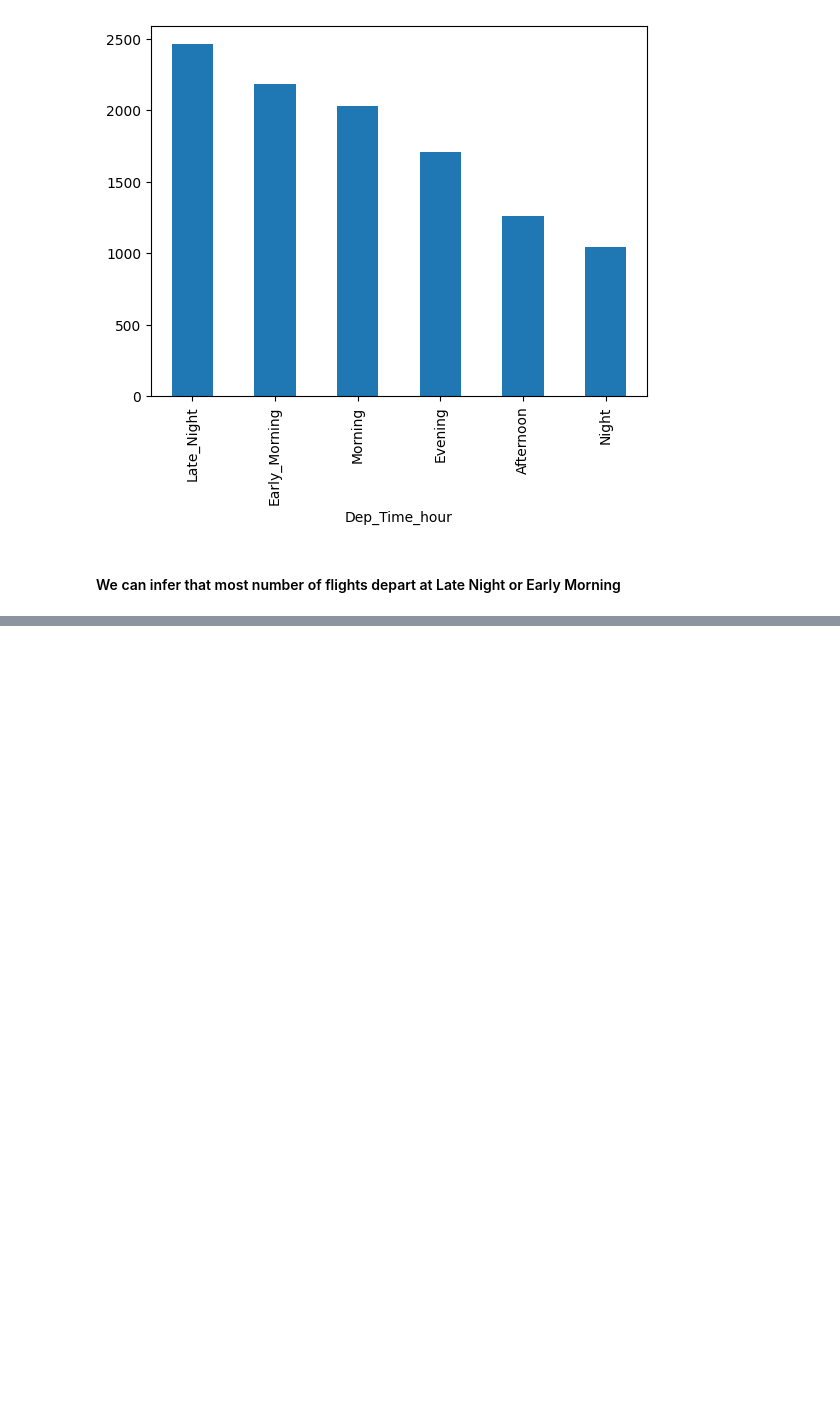
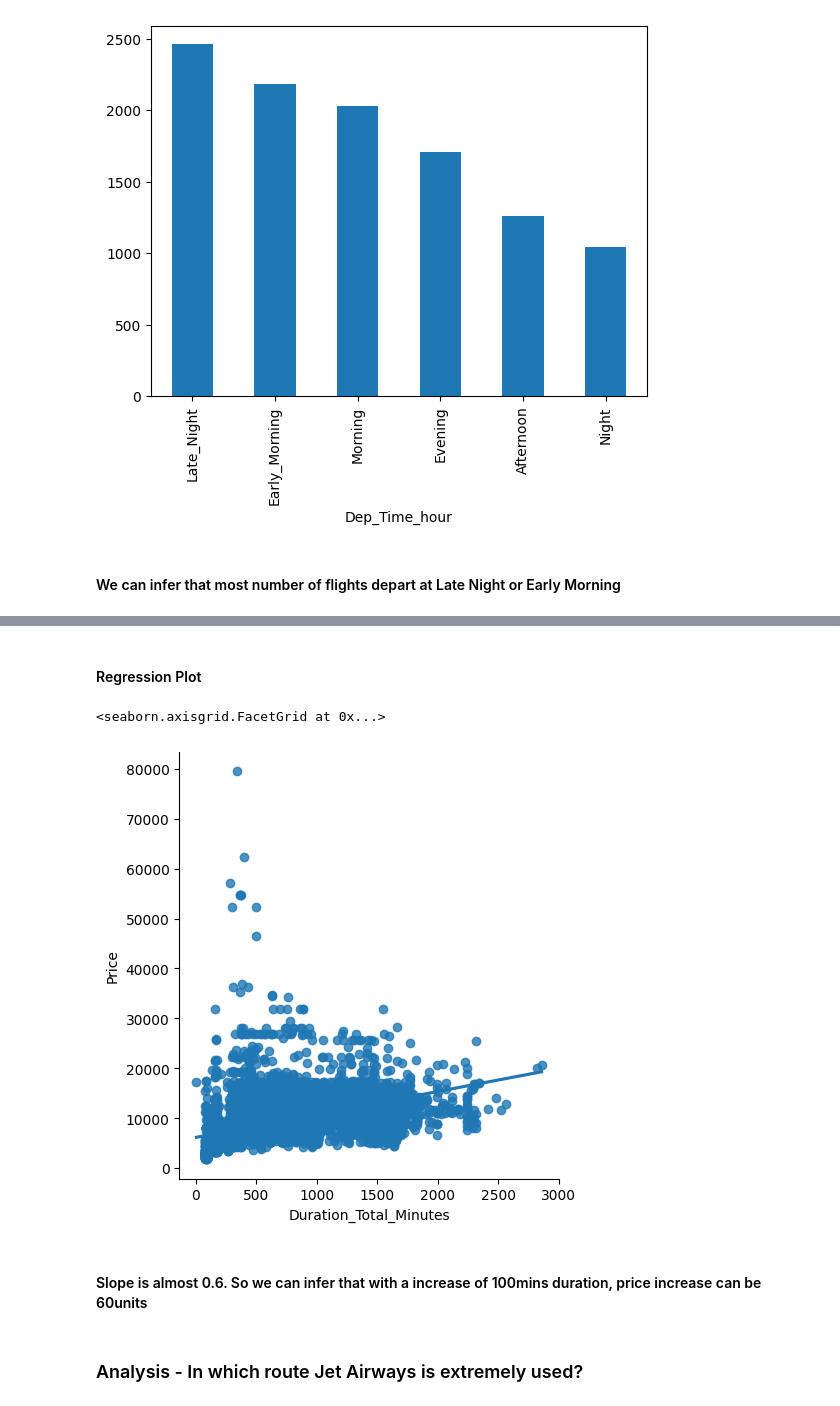
Before and after one commit to aswinvrpai/Airline_Ticket_Rate_Prediction, a Jupyter notebook: notebook/ticket_predict.ipynb, the cells around one changed output, grey strips where cells are left out. Saved outputs shown, nothing was run; the diff lists cells and outputs as text; code cells hidden in the pictures; blank space fills up the shorter version.

```diff
--- a/notebook/ticket_predict.ipynb
+++ b/notebook/ticket_predict.ipynb
@@ -188,0 +254,11 @@ train_data['Dep_Time_hour'].apply(GetTimeCategory).value_counts().plot(kind='bar
+# %% [markdown]
+#### Regression Plot
+# %%
+sns.lmplot(x='Duration_Total_Minutes',y='Price',data=train_data)
+# %% [output]
+<seaborn.axisgrid.FacetGrid at 0x...>
+[figure, added]
+# %% [markdown]
+#### Slope is almost 0.6. So we can infer that with a increase of 100mins duration, price increase can be 60units
+# %% [markdown]
+### Analysis - In which route Jet Airways is extremely used?
```
Also changed, not shown: parts of 18 cells of this notebook.
